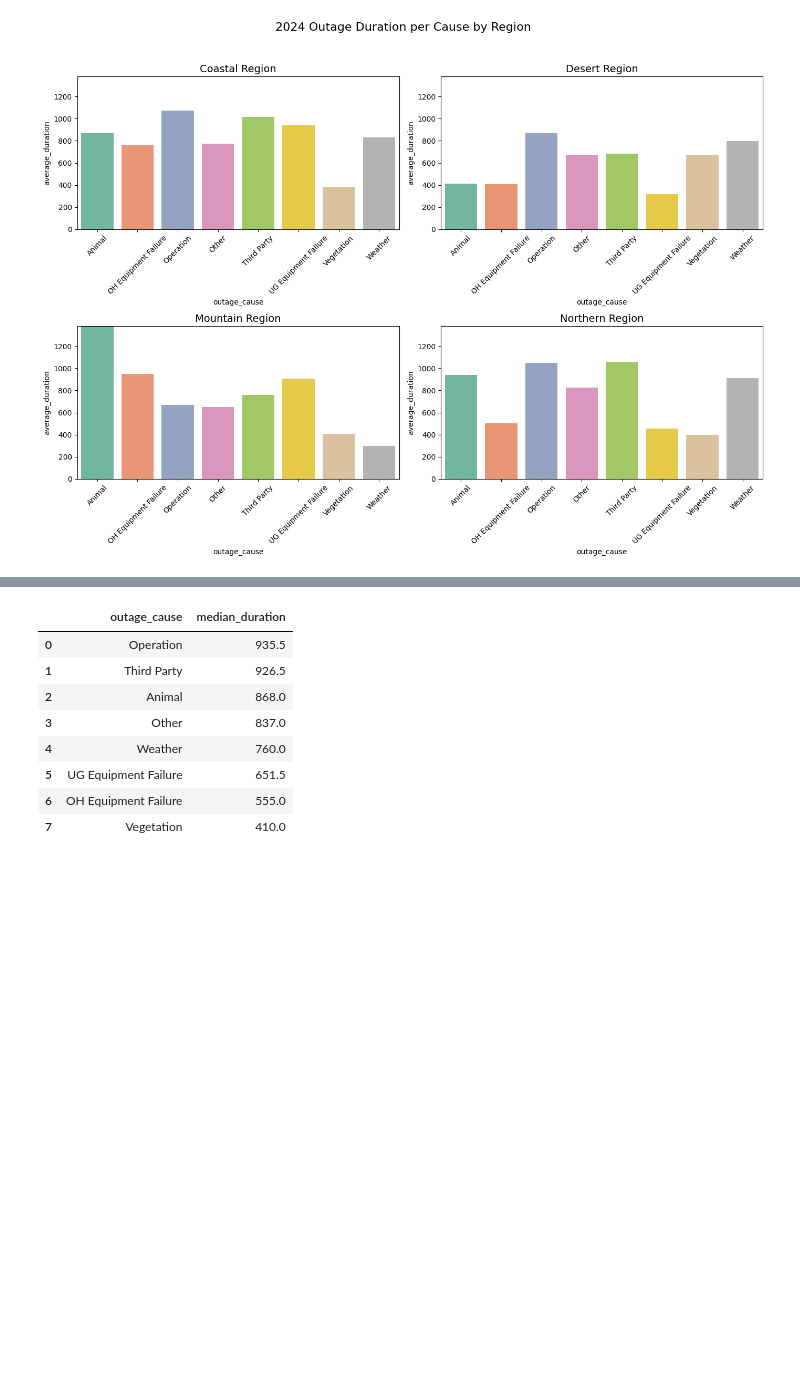
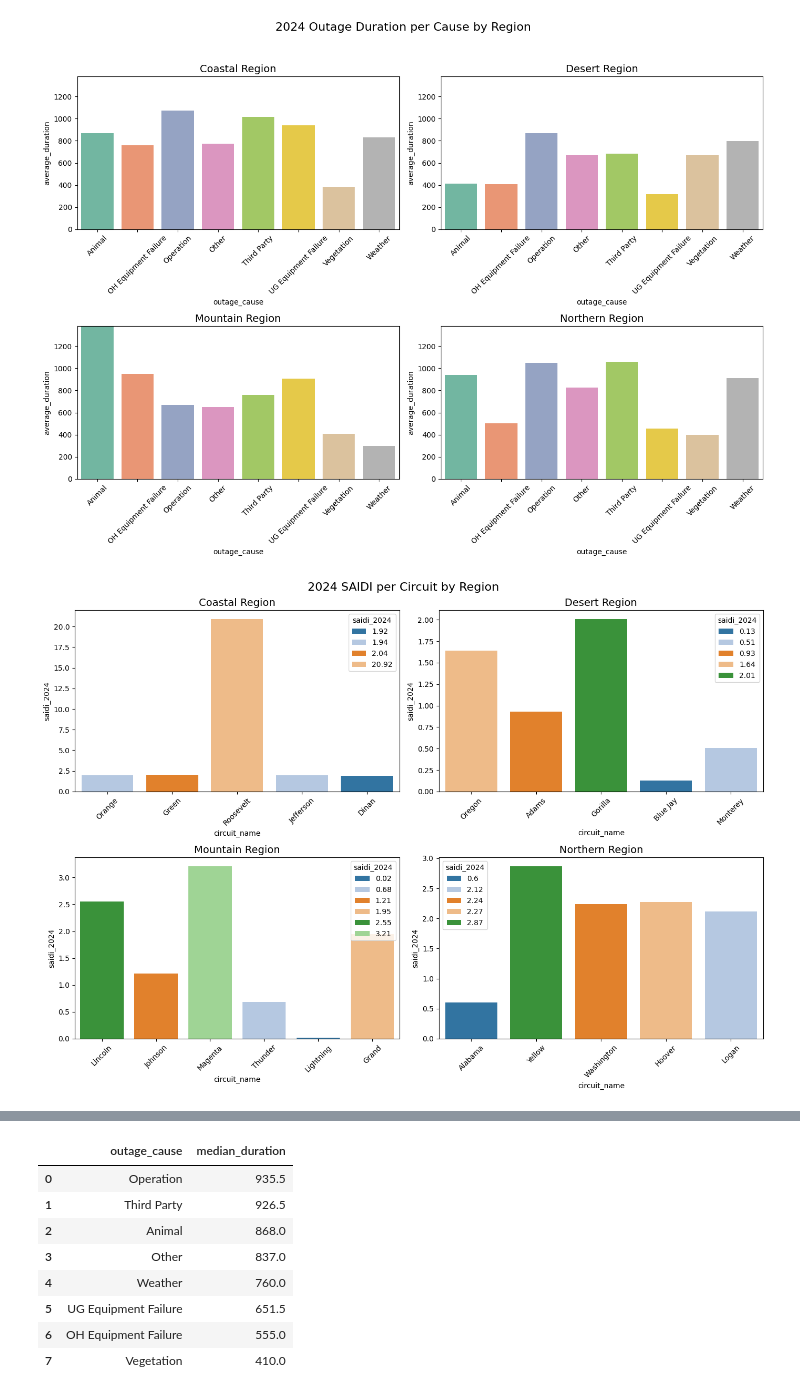
Before and after one commit to GerardoG2/ITC-2025, a Jupyter notebook: circuit-outage-analysis.ipynb, the cells around one changed output, grey strips where cells are left out. Cells and saved outputs as stored; diff of their text form; code cells hidden in the pictures; blank space fills up the shorter version.

Commit message:
added saidi per region graphs, and normalized saidi per circuit graphs

```diff
--- a/circuit-outage-analysis.ipynb
+++ b/circuit-outage-analysis.ipynb
@@ -56,7 +56,7 @@ circuit = circuit.merge(total_outages_2024, on ='circuit_name', how = 'left')
 circuit['saifi_2024'] = ( circuit['total_outages_2024'] / circuit['customer_count'] ).round(3)
 
 circuit['saidi_diff_from_prev_year'] = circuit['saidi_2024'] - circuit['saidi_2023']
-circuit['saifi_diff_from_prev_year'] = circuit['saifi_2024'] - circuit['saifi_2024']
+circuit['saifi_diff_from_prev_year'] = circuit['saifi_2024'] - circuit['saifi_2023']
 
 df = (circuit_outage.merge(circuit, on=['circuit_number','circuit_name'], how='inner')
 )
@@ -544,3 +544,34 @@ plt.suptitle("2024 Outage Duration per Cause by Region", fontsize=16, y=1.03)
 plt.tight_layout()
 # %% [output]
 [figure]
+# %%
+# saidi  per region
+
+coastal = circuit[ circuit['region'] == 'Coastal' ]
+desert = circuit[ circuit['region'] == 'Desert' ]
+mountain = circuit[ circuit['region'] == 'Mountain' ]
+north = circuit[ circuit['region'] == 'North' ]
+
+palette = 'tab20'
+fig, axs = plt.subplots(2,2, figsize = (14,10) )
+
+sns.barplot(coastal, x = coastal['circuit_name'], y=coastal['saidi_2024'], hue = coastal['saidi_2024'], palette = palette, ax = axs[0][0])
+axs[0][0].set_title('Coastal Region', fontsize=14)
+axs[0][0].tick_params(rotation = 45, axis = 'x')
+
+sns.barplot(desert, x = desert['circuit_name'], y=desert['saidi_2024'], hue = desert['saidi_2024'], palette = palette, ax = axs[0][1])
+axs[0][1].set_title('Desert Region', fontsize=14)
+axs[0][1].tick_params(rotation = 45, axis = 'x')
+
+sns.barplot(mountain, x = mountain['circuit_name'], y=mountain['saidi_2024'], hue = mountain['saidi_2024'], palette = palette, ax = axs[1][0])
+axs[1][0].set_title('Mountain Region', fontsize=14)
+axs[1][0].tick_params(rotation = 45, axis = 'x')
+
+sns.barplot(north, x = north['circuit_name'], y=north['saidi_2024'], hue = north['saidi_2024'], palette = palette, ax = axs[1][1])
+axs[1][1].set_title('Northern Region', fontsize=14)
+axs[1][1].tick_params(rotation = 45, axis = 'x')
+
+plt.suptitle('2024 SAIDI per Circuit by Region', fontsize=16)
+plt.tight_layout()
+# %% [output]
+[figure, added]
```
Also changed, not shown: parts of 5 cells of this notebook.
